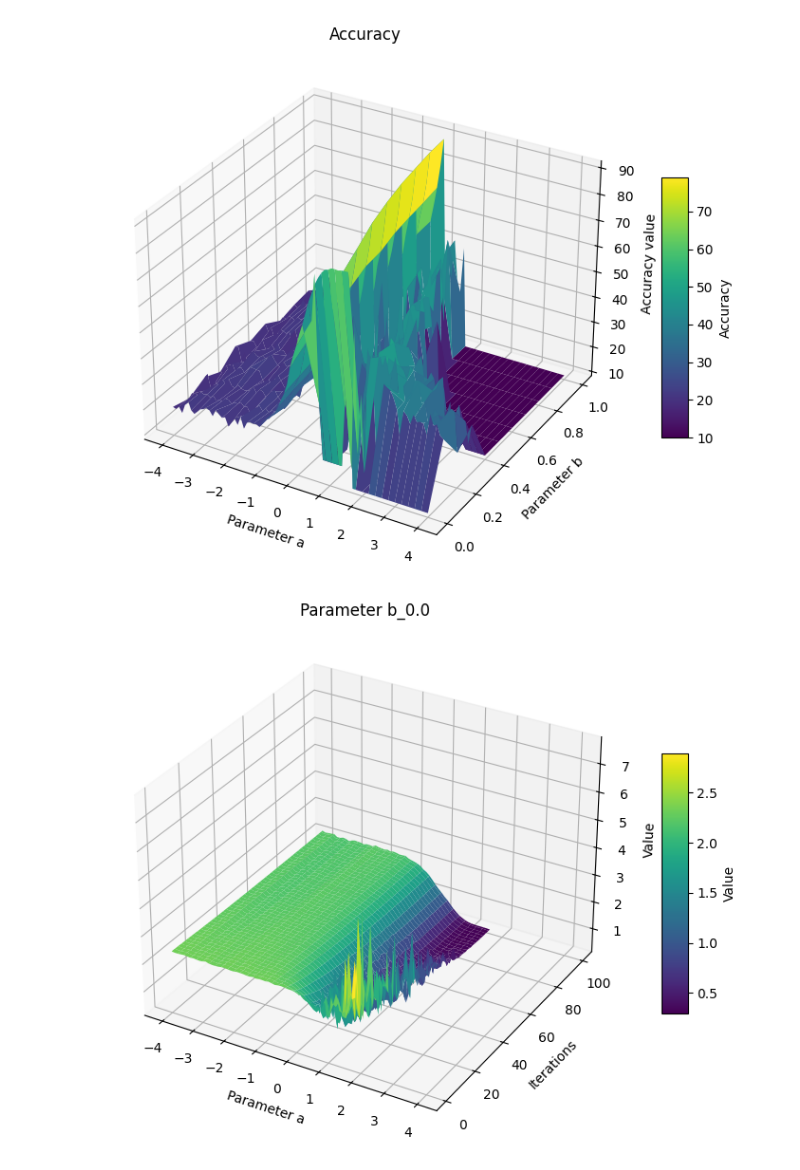
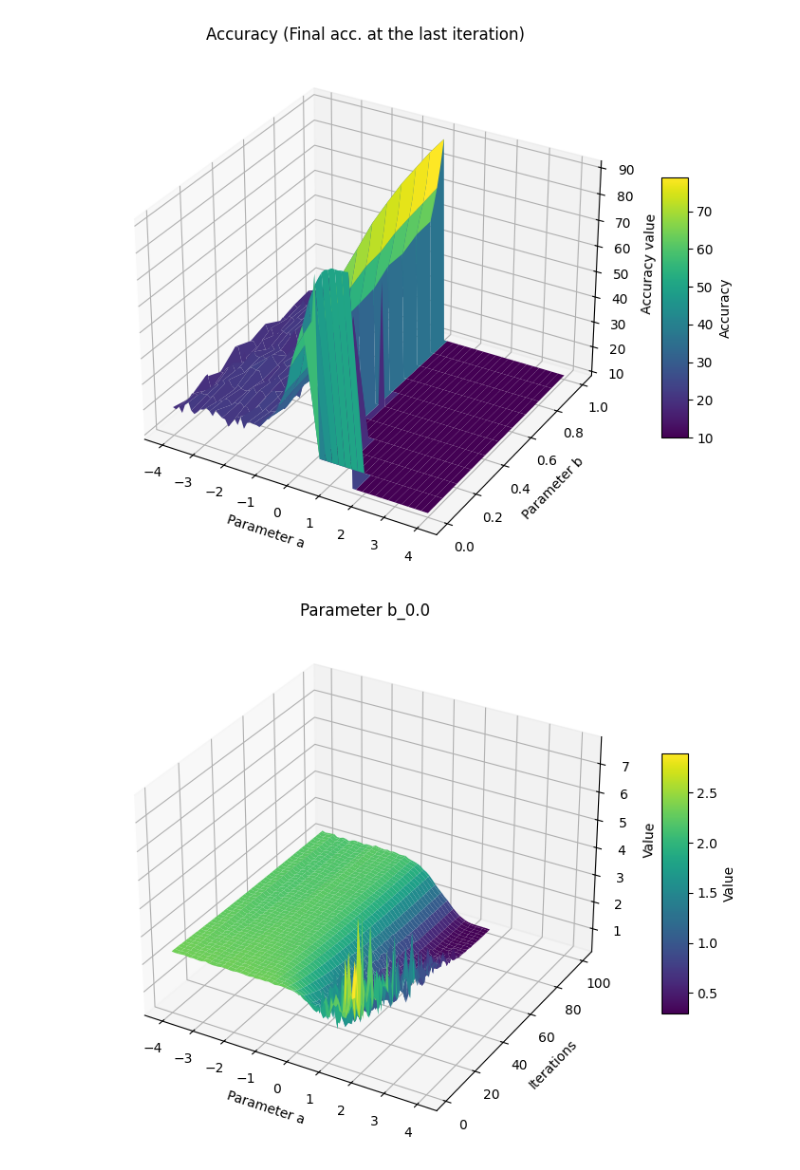
Before and after one commit to glin2022/geg, a Jupyter notebook: visual.ipynb, the cells around one changed output. Drawn from its saved outputs; the diff is of its cells as text; code cells hidden in the pictures.

```diff
--- a/visual.ipynb
+++ b/visual.ipynb
@@ -3,7 +3,7 @@ import numpy as np
 import matplotlib.pyplot as plt
 
 
-file_name = 'test_acc_best' # 'test_acc_final', 'test_acc_best'
+file_name = 'test_acc_final' # 'test_acc_final', 'test_acc_best'
 value = np.load(f'./npy/{file_name}.npy')
 x = np.arange(-4.0, 4.1, 0.1)   # -4.0 ~ 4.0
 y = np.arange(0.0, 1.1, 0.1)  # 0.0 ~ 1.0
@@ -16,35 +16,40 @@ surf = ax.plot_surface(X, Y, value,
                        cmap='viridis',    # color: 'plasma', 'inferno' etc.
                        edgecolor='none')
 
 ax.set_xlabel('Parameter a')
 ax.set_ylabel('Parameter b')
 ax.set_zlabel('Accuracy value')
-ax.set_title('Accuracy')
+if file_name == 'test_acc_final':
+    title_name = 'Accuracy (Final acc. at the last iteration)'
+else:
+    title_name = 'Accuracy (Best acc. during training)'
+ax.set_title(title_name)
 
 fig.colorbar(surf, shrink=0.5, aspect=10, label='Accuracy')
 
 plt.tight_layout()
 plt.show()
 
 
 import plotly.graph_objects as go
 
 fig = go.Figure(data=[go.Surface(x=X, y=Y, z=value, colorscale="Viridis", showscale=False)])
 fig.update_traces(hovertemplate="a: %{x:.1f}<br>b: %{y:.1f}<br>acc: %{z}<extra></extra>")
 fig.update_layout(
+    title=title_name,
     scene=dict(
         xaxis_title="Parameter a",
         yaxis_title="Parameter b",
         zaxis_title="Accuracy",
         camera=dict(eye=dict(x=-1.6, y=-1.2, z=1.2))
     ),
     width=600,
     height=600
  )
 fig.show()
 fig.write_html(f"./html/{file_name}.html")
 # %% [output]
-[figure, old version]
+[figure, new version]
 # %%
 import numpy as np
 import matplotlib.pyplot as plt
```
Also changed, not shown: 5 other files.
